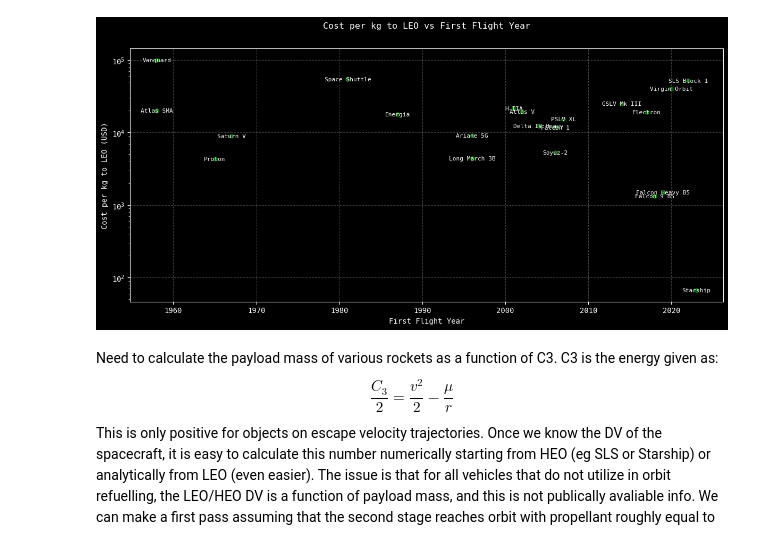
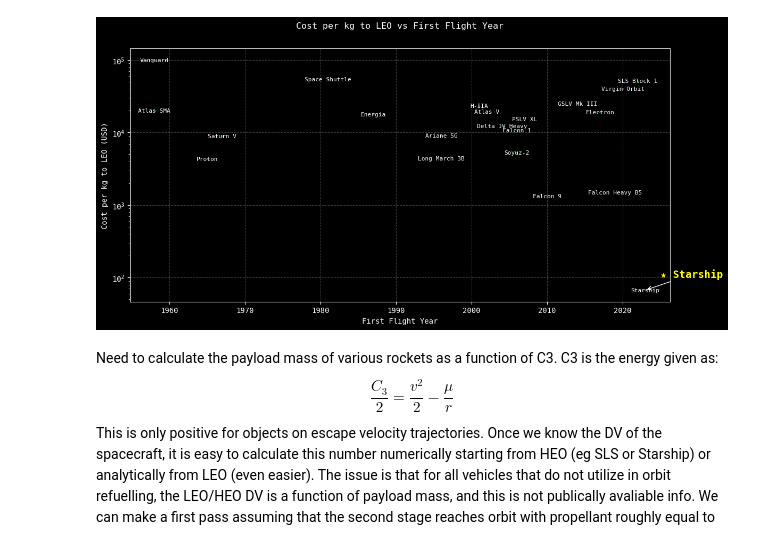
Before and after one commit to jackSN8/orbits.js, a Jupyter notebook: starship_science_graphs.ipynb, the cells around one changed output. Saved outputs shown, nothing was run; the diff lists cells and outputs as text; code cells hidden in the pictures.

```diff
--- a/starship_science_graphs.ipynb
+++ b/starship_science_graphs.ipynb
@@ -22,48 +22,65 @@ rockets = [
     "Vanguard", "Atlas SMA", "Saturn V", "Space Shuttle", "Energia",
     "Proton", "Soyuz-2", "Falcon 1", "Delta IV Heavy", "Atlas V", "Ariane 5G",
     "Long March 3B", "PSLV XL", "H-IIA", "GSLV Mk III", "Electron",
-    "Virgin Orbit", "Falcon 9 B5", "Falcon Heavy B5", "SLS Block 1", "Starship"
+    "Virgin Orbit", "Falcon 9", "Falcon Heavy B5", "SLS Block 1", "Starship"
 ]
 
 first_flight = [
     1958, 1958, 1967, 1981, 1987,
     1965, 2006, 2006, 2004, 2002, 1996,
     1996, 2007, 2001, 2014, 2017, 2020,
-    2018, 2019, 2022, 2023
+    2010, 2019, 2022, 2023
 ]
 
 cost_per_kg = [
     100000, 20000, 8900, 54500, 18000,
-    4320, 5333, 11754, 12340, 19500, 9167,
-    4412, 15450, 21500, 25000, 19039, 40000,
+    4320, 5333, 10754, 12340, 19500, 9167,
+    4412, 15450, 23500, 25000, 19039, 40000,
     1320, 1500, 52100, 67
 ]
 
 # Create bubble chart with constant size
 fig, ax = plt.subplots(figsize=(12, 6))
 fig.patch.set_facecolor('black')
 ax.set_facecolor('black')
 
-constant_size = 30  # constant bubble size for all
+constant_size = 3  # constant bubble size for all
 
 ax.scatter(first_flight, cost_per_kg, s=constant_size, color='green', alpha=0.7)
 
 # Centered annotations
 for x, y, label in zip(first_flight, cost_per_kg, rockets):
     ax.text(x, y, label, fontsize=8, ha='center', va='center', color='white')
 
 # Styling
 ax.set_xlabel("First Flight Year", color='white')
 ax.set_ylabel("Cost per kg to LEO (USD)", color='white')
 ax.set_title("Cost per kg to LEO vs First Flight Year\n", color='white')
 ax.set_yscale('log')
 ax.grid(True, color='gray', linestyle='--', alpha=0.5)
 ax.tick_params(colors='white')
 
+# Highlight "Starship" label
+starship_idx = rockets.index("Starship")
+x_starship = first_flight[starship_idx]
+y_starship = cost_per_kg[starship_idx]
+
+ax.annotate(
+    "★ Starship",
+    xy=(x_starship, y_starship),
+    xytext=(x_starship+2, y_starship*1.5),
+    color='yellow',
+    fontsize=14,
+    fontweight='bold',
+    arrowprops=dict(facecolor='yellow', arrowstyle='->'),
+    ha='left'
+)
+
+
 plt.tight_layout()
 plt.show()
 # %% [output]
-[figure, old version]
+[figure, new version]
 # %%
 
 # performance = { 'Rocket': [wet mass (kg), dry mass (kg), vacuum Isp (s)] }
```
Also changed, not shown: parts of 4 cells of this notebook, 18 other files.
